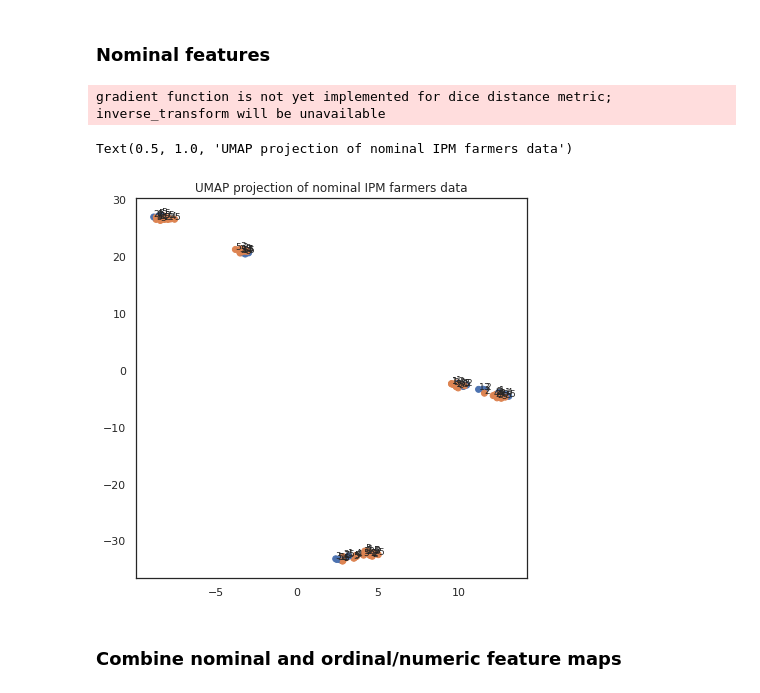
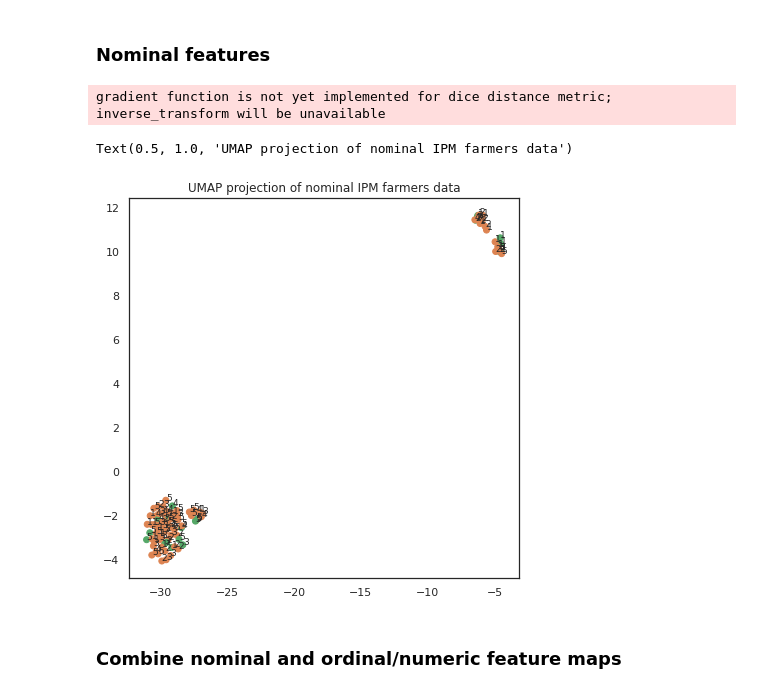
Before and after one commit to MartinMarzi/IPMdecisions, a Jupyter notebook: IPMdecisions_DataExploration_colab_1_4_Q2.ipynb, the cells around one changed output. Cells and saved outputs as stored; diff of their text form; code cells hidden in the pictures.

```diff
--- a/IPMdecisions_DataExploration_colab_1_4_Q2.ipynb
+++ b/IPMdecisions_DataExploration_colab_1_4_Q2.ipynb
@@ -81,14 +81,15 @@ df_reduced.shape
 # %% [output]
 (149, 58)
 # %%
-# Remove feature specific to Question #2 "How do you access DSS"
-removed_featuresQ2 = ["Country", "ProductionUse_selling", "Farm_type_Conventional", "Farm_type_Intergrated", "Farm_type_Organic",
+# Remove feature specific to Question #2 "How_do_you_access_DSS_Cat"
+removed_featuresQ2 = ["Region", "Country", "ProductionUse_selling", "Farm_type_Conventional", "Farm_type_Intergrated", "Farm_type_Organic",
              "Farm_type_Biodynamic", "Proportion_of_income", "Production_level_1to3", "Crop_Group_Cat", "Own_phone", "Years_own_phone",
              "Use_DSS_App", "Agricultural_app_use_Cat", "Potencial_user_of_platform", "Prefered_access_Phone", "Prefered_access_PC", "Prefered_access_Advisor",
              "Prefered_type_Web_1", "Prefered_type_Software_2", "Importance_of_efficient_1to3", "Trust_in_DSS_1to3", "Trust_in_colleague_advice_1to3",
              "Trust_advice_friend_1to3", "DSS_can_improve_your_productivity_Cat", "CL_Output_preference_Graphical_1", "CL_Output_preference_Textual_2",
              "CL_Output_preference_Both_3", "Use_DSS_from_trusted_sources_Always", "Use_same_DSS_than_advisor_Cat", "Age_of_DSS_user_at_the_farm_1",
-             "Age_of_DSS_user_at_the_farm_2", "Age_of_DSS_user_at_the_farm_3", "Marketing_info_about_DSS_Cat"]
+             "Age_of_DSS_user_at_the_farm_2", "Age_of_DSS_user_at_the_farm_3", "Marketing_info_about_DSS_Cat", "Already_used_DSS",
+             "DSS_are_more_suited_for_ShortTermDecision_1", "DSS_are_more_suited_for_LongTermDecision_2"]
 df_reducedQ2 = df_reduced.copy().drop(removed_featuresQ2, axis=1)
 # %%
 df_reducedQ2.shape
@@ -132,11 +135,11 @@ Region_south_EU                                 0
 dtype: int64
 # %%
-df_noNaN = ohe_df.dropna(how="any").copy()
+#df_noNaN = ohe_df.dropna(how="any").copy()
 #df_noNaN = ohe_df.copy().fillna(ohe_df.mean())
 #df_noNaN = ohe_df.copy().fillna(ohe_df.median())
 #df_noNaN = ohe_df.copy().fillna(ohe_df.mode())
 #df_noNaN = ohe_df.interpolate(method="linear", axis=0).copy()
-#df_noNaN = df.dropna(how="any").copy()
+df_noNaN = df_reducedQ2.dropna(how="any").copy()
 
 # try scikit learn
 # %%
@@ -165,0 +189,3 @@ df_noNaN.shape
+# %%
+df_noNaN = df_noNaN.astype("int64")
+df_noNaN
@@ -257,25 +322,25 @@ plt.title('UMAP projection of ordinal IPM farmers data')
 # %%
 # scaled_array = StandardScaler().fit_transform(nom_df)
 # scaled_df = pd.DataFrame(scaled_array, columns=nom_df.columns)
 
 reducer = umap.UMAP(n_neighbors=10, min_dist=0.1, n_components=2, metric="dice", random_state=123)
 nom_embedding = reducer.fit_transform(nom_df)
 
 fig, ax = plt.subplots(figsize=(7,7))
 xs = nom_embedding[:, 0]
 ys = nom_embedding[:, 1]
 
-ax.scatter(xs, ys, c=[sns.color_palette()[int(x)] for x in nom_df['Already_used_DSS']])
+ax.scatter(xs, ys, c=[sns.color_palette()[int(x)] for x in nom_df['Willing_to_try_new_products_Cat']])
 
 for i, val in enumerate(df_noNaN['Income_Cat'].values.tolist()):
     ax.annotate(str(int(val)), (xs[i], ys[i]), fontsize=9)
 plt.title('UMAP projection of nominal IPM farmers data')
 
 # naredi for loop da odstranjaš posamično atribute
 # %% [output]
 gradient function is not yet implemented for dice distance metric; inverse_transform will be unavailable
 Text(0.5, 1.0, 'UMAP projection of nominal IPM farmers data')
-[figure, old version]
+[figure, new version]
 # %% [markdown]
 ### Combine nominal and ordinal/numeric feature maps
 # %%
```
Also changed, not shown: parts of 24 cells of this notebook.
